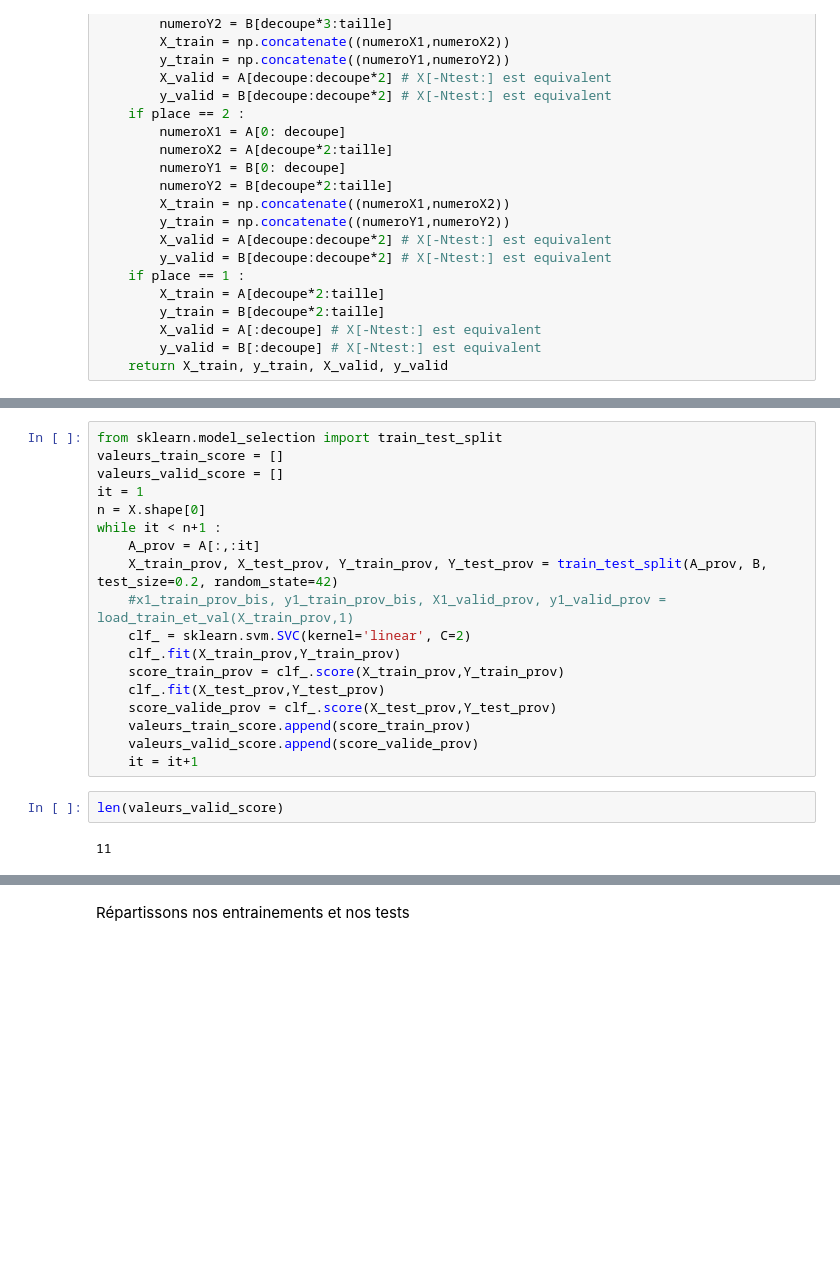
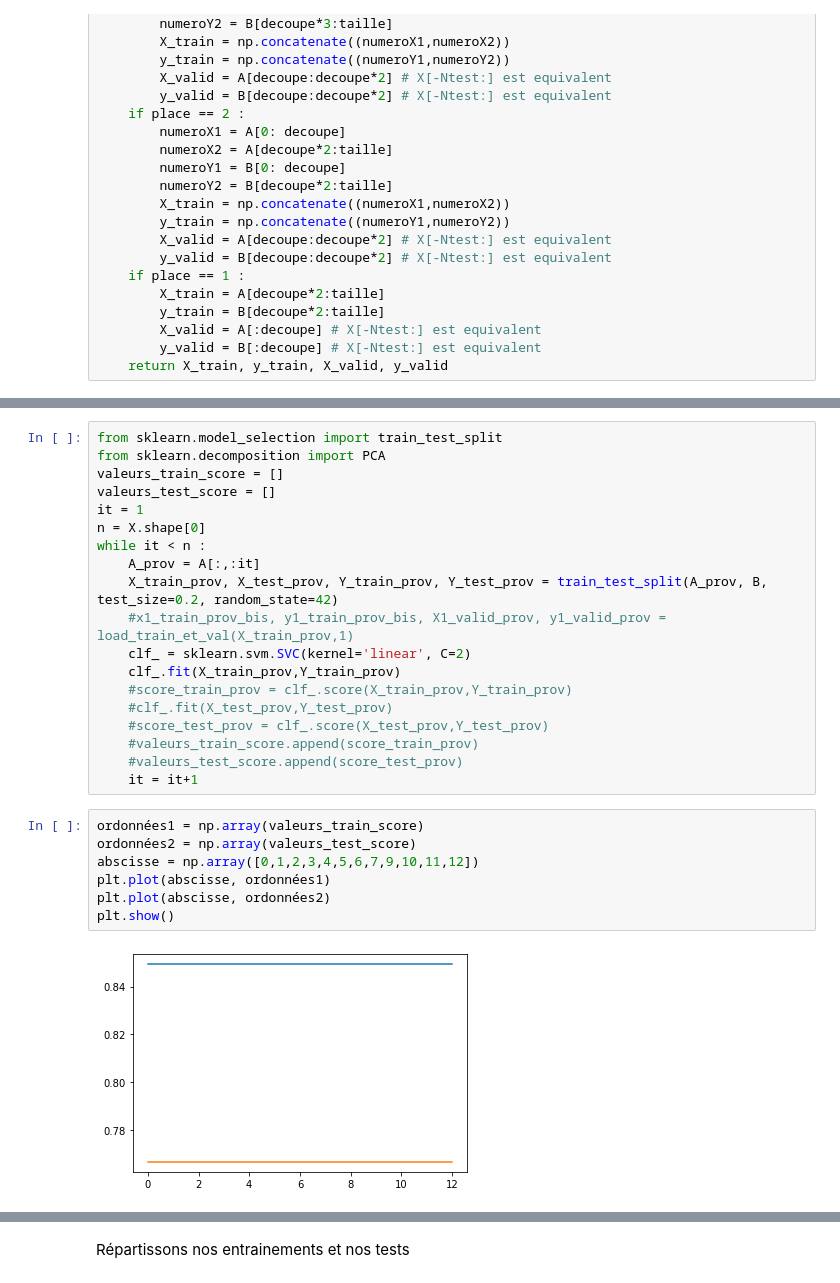
Before and after one commit to FarahTed/ProjetIA, a Jupyter notebook: Test machine learning.ipynb, the cells around one changed output, grey strips where cells are left out. Drawn from its saved outputs; the diff is of its cells as text; blank space fills up the shorter version.

Commit message:
graphique avec des erreurs je pense

```diff
--- a/Test machine learning.ipynb
+++ b/Test machine learning.ipynb
@@ -119,22 +181,28 @@ def load_train_et_val(X_TRAIN,place):
 # %%
 from sklearn.model_selection import train_test_split
+from sklearn.decomposition import PCA
 valeurs_train_score = []
-valeurs_valid_score = []
+valeurs_test_score = []
 it = 1
 n = X.shape[0]
-while it < n+1 :
+while it < n :
     A_prov = A[:,:it]
     X_train_prov, X_test_prov, Y_train_prov, Y_test_prov = train_test_split(A_prov, B, test_size=0.2, random_state=42)
     #x1_train_prov_bis, y1_train_prov_bis, X1_valid_prov, y1_valid_prov = load_train_et_val(X_train_prov,1)
     clf_ = sklearn.svm.SVC(kernel='linear', C=2)
     clf_.fit(X_train_prov,Y_train_prov)
-    score_train_prov = clf_.score(X_train_prov,Y_train_prov)
-    clf_.fit(X_test_prov,Y_test_prov)
-    score_valide_prov = clf_.score(X_test_prov,Y_test_prov)
-    valeurs_train_score.append(score_train_prov)
-    valeurs_valid_score.append(score_valide_prov)
+    #score_train_prov = clf_.score(X_train_prov,Y_train_prov)
+    #clf_.fit(X_test_prov,Y_test_prov)
+    #score_test_prov = clf_.score(X_test_prov,Y_test_prov)
+    #valeurs_train_score.append(score_train_prov)
+    #valeurs_test_score.append(score_test_prov)
     it = it+1
-# %%
-len(valeurs_valid_score)
-# %% [output]
-11
+# %%
+ordonnées1 = np.array(valeurs_train_score)
+ordonnées2 = np.array(valeurs_test_score)
+abscisse = np.array([0,1,2,3,4,5,6,7,9,10,11,12])
+plt.plot(abscisse, ordonnées1)
+plt.plot(abscisse, ordonnées2)
+plt.show()
+# %% [output]
+[figure, added]
```
Also changed, not shown: parts of 9 cells of this notebook.
